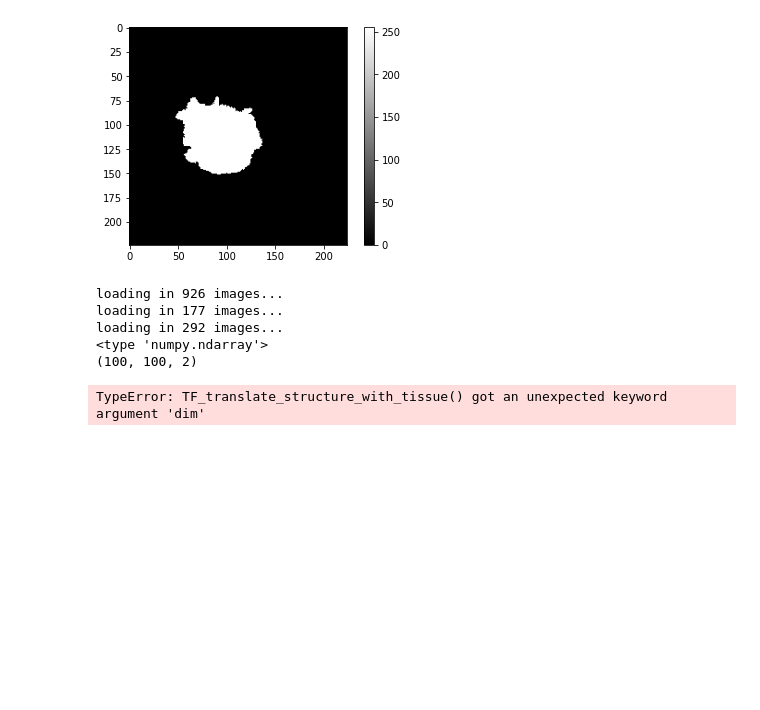
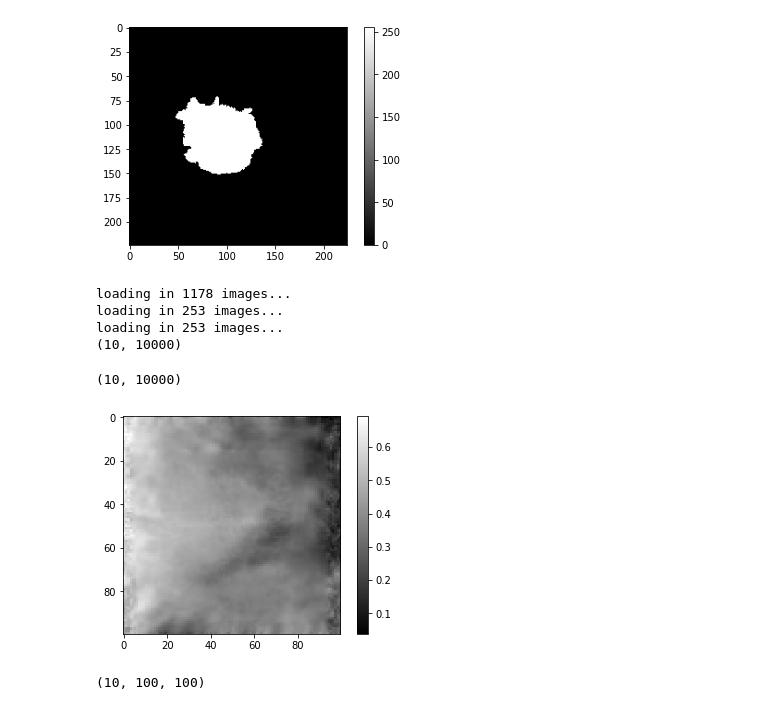
Before and after one commit to jdunnmon/tanda, a Jupyter notebook: experiments/ddsm/TF_move_structure_test.ipynb, the cells around one changed output. Saved outputs shown, nothing was run; the diff lists cells and outputs as text; code cells hidden in the pictures; blank space fills up the shorter version.

```diff
--- a/experiments/ddsm/TF_move_structure_test.ipynb
+++ b/experiments/ddsm/TF_move_structure_test.ipynb
@@ -567,11 +369,18 @@ from functools import partial
 from itertools import chain
 import os
 import sys
+import sys
+sys.path.append('../tfs/image')
+import poisson_blending
+from mammo_tfs import *
+from image_tfs import *
 
 dims     = [100, 100, 2]
 
-X_train, Y_train, X_valid, Y_valid, X_test, Y_test = load_ddsm_data(data_dir='./data/benign_malignant', \
-    label_json='./data/mass_to_label.json', validation_set=True)
+#os.chdir('../../')
+
+X_train, Y_train, X_valid, Y_valid, X_test, Y_test = load_ddsm_data(data_dir='../ddsm-data/benign_malignant', \
+    label_json='../ddsm-data/benign_malignant/mass_to_label.json', validation_set=True)
 
 X_batch = X_train[:10]
 X_plot = X_batch
@@ -579,12 +388,10 @@ X_plot = X_batch
 tf_sets = []
 tfs_15 = [
     [partial(TF_rotate, angle=p) for p in [2.5, -2.5, 5, -5]],
-    [partial(TF_zoom, scale=p) for p in [0.9, 1.1]],
+    [partial(TF_zoom, scale=p) for p in [0.98, 1.02]],
     [partial(TF_enhance_contrast, p=p) for p in [1.15, 1.05]],
-    [partial(TF_blur, sigma=0.1)],
-    [partial(TF_translate_structure_with_tissue, translation=p, dim=100) \
-        for p in [(10,10), (-10,-10), (5,10), (-10,5)]],
-    [partial(TF_translate_structure_with_tissue, dim=100)],
+    [partial(TF_translate_structure_with_tissue, translation=p, num_pixels=10, dim=100) \
+        for p in [(-3,0), (3,0), (0,-3), (0,3)]],
     [partial(TF_rotate_structure_with_tissue, p=p, dim=100) \
         for p in [2.5, -2.5, 15, -15]]
 ]
@@ -592,13 +399,26 @@ tf_sets.append(list(chain.from_iterable(tfs_15)))
 tfs = tf_sets[0]
 
 transformer = SegmentTransformer(tfs, dims)
-seq_len = 10
+seq_len = 5
 X_plot_r = transformer.random_transform(X_plot, seq_len, emit_incremental=False)
 print X_plot_r.shape
 # %% [output]
-loading in 926 images...
-loading in 177 images...
-loading in 292 images...
-<type 'numpy.ndarray'>
-(100, 100, 2)
+loading in 1178 images...
+loading in 253 images...
+loading in 253 images...
+(10, 10000)
-TypeError: TF_translate_structure_with_tissue() got an unexpected keyword argument 'dim'
+# %%
+out = X_plot_r.reshape((10,100,100))
+print X_plot_r.shape
+plt.figure()
+plt.imshow(out[9,:,:], cmap='gray')
+plt.colorbar()
+#plt.clim(0,255)
+plt.show()
+# %% [output]
+(10, 10000)
+[figure, added]
+# %%
+X_plot_r.reshape((10,100,100)).shape
+# %% [output]
+(10, 100, 100)
```
Also changed, not shown: parts of 10 cells of this notebook, 3 other files.
